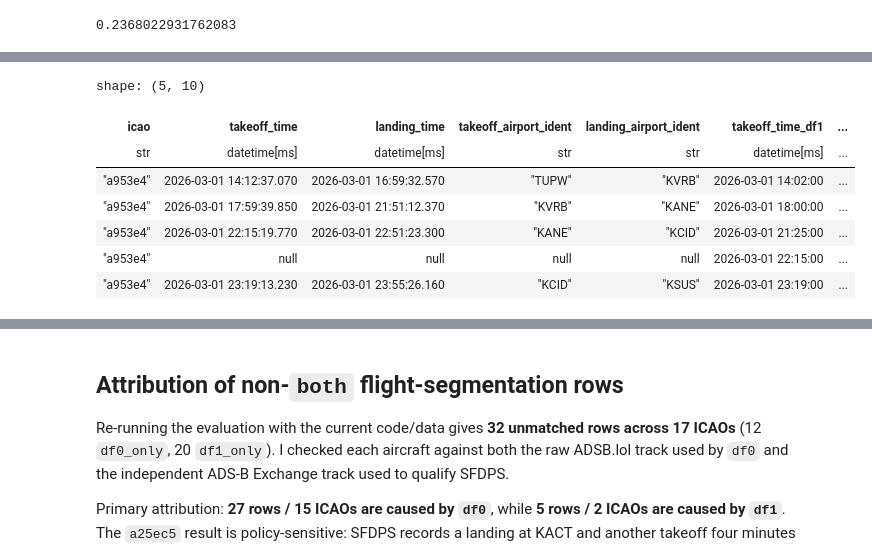
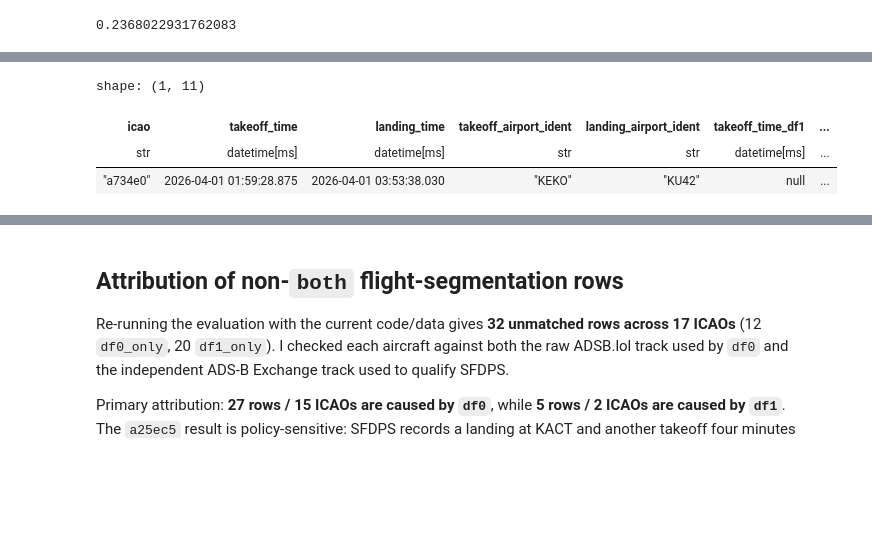
Before and after one commit to PlaneQuery/planequery-data, a Jupyter notebook: notebooks/swim_flights_investigate.ipynb, the cells around one changed output, grey strips where cells are left out. Cells and saved outputs as stored; diff of their text form; code cells hidden in the pictures; blank space fills up the shorter version.

```diff
--- a/notebooks/swim_flights_investigate.ipynb
+++ b/notebooks/swim_flights_investigate.ipynb
@@ -35,14 +37,17 @@ post_filter_num_icaos/original_num_icaos
 # %% [output]
 0.2368022931762083
 # %%
-from flights.evaluation.evaluation import DEFAULT_TARGET_DATE, main
-
+from datetime import date
+import inspect
+import sys
+from flights.evaluation.evaluation import main
+print(sys.executable)
+print(inspect.getsourcefile(main))
 results, df_stats = main(
-    test_src="algorithm-no-airports",
+    test_src="mike",
     adsb_src="adsblol",
     gold_src="sfdps",
-    test_dates=DEFAULT_TARGET_DATE,
-    pia_or_american_ladd_only=True,
+    test_dates=date(2026, 4, 1),
 )
 
 df_flights = results[0]
@@ -83,12 +99,8 @@ shape: (674, 63)
 # %%
-COLUMNS = ["icao", "takeoff_time", "landing_time", "takeoff_airport_ident", "landing_airport_ident", "takeoff_time_df1", "landing_time_df1", "takeoff_airport_ident_df1", "landing_airport_ident_df1", "match_status"]
-df_flights.filter(pl.col("icao") == "a953e4").select(COLUMNS)
+COLUMNS = ["icao", "takeoff_time", "landing_time", "takeoff_airport_ident", "landing_airport_ident", "takeoff_time_df1", "landing_time_df1", "takeoff_airport_ident_df1", "landing_airport_ident_df1", "match_status", "same_airport_ident"]
+df_flights.filter(pl.col("icao") == "a734e0").select(COLUMNS)
 # %% [output]
-shape: (5, 10)
+shape: (1, 11)
 | icao | takeoff_time | landing_time | takeoff_airport_ident | landing_airport_ident | takeoff_time_df1 | ... |
 | str | datetime[ms] | datetime[ms] | str | str | datetime[ms] | ... |
-| "a953e4" | 2026-03-01 14:12:37.070 | 2026-03-01 16:59:32.570 | "TUPW" | "KVRB" | 2026-03-01 14:02:00 | ... |
-| "a953e4" | 2026-03-01 17:59:39.850 | 2026-03-01 21:51:12.370 | "KVRB" | "KANE" | 2026-03-01 18:00:00 | ... |
-| "a953e4" | 2026-03-01 22:15:19.770 | 2026-03-01 22:51:23.300 | "KANE" | "KCID" | 2026-03-01 21:25:00 | ... |
-| "a953e4" | null | null | null | null | 2026-03-01 22:15:00 | ... |
-| "a953e4" | 2026-03-01 23:19:13.230 | 2026-03-01 23:55:26.160 | "KCID" | "KSUS" | 2026-03-01 23:19:00 | ... |
+| "a734e0" | 2026-04-01 01:59:28.875 | 2026-04-01 03:53:38.030 | "KEKO" | "KU42" | null | ... |
```
Also changed, not shown: parts of 6 cells of this notebook, 2 other files.
